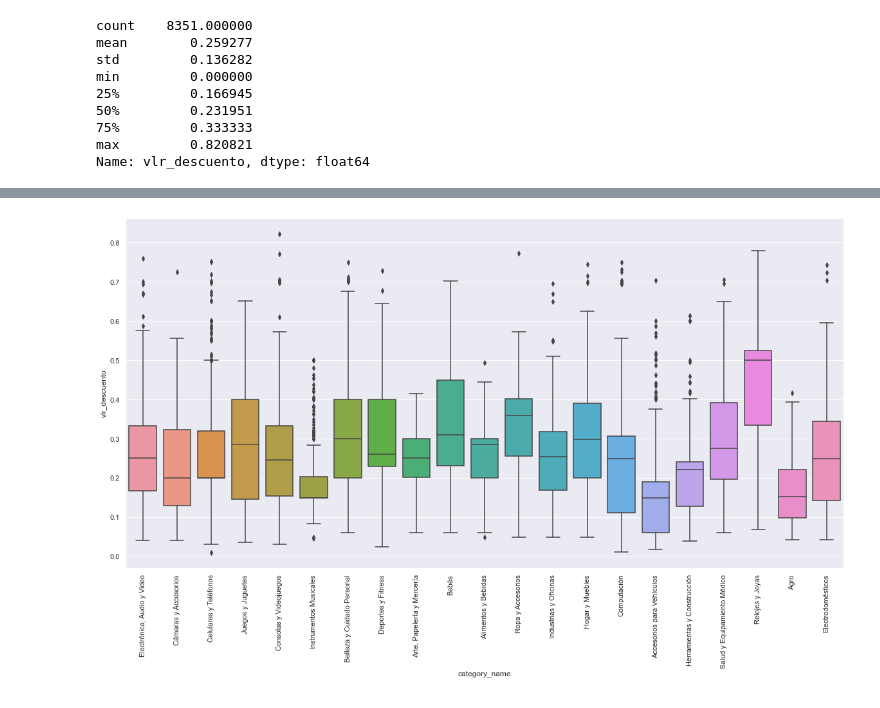
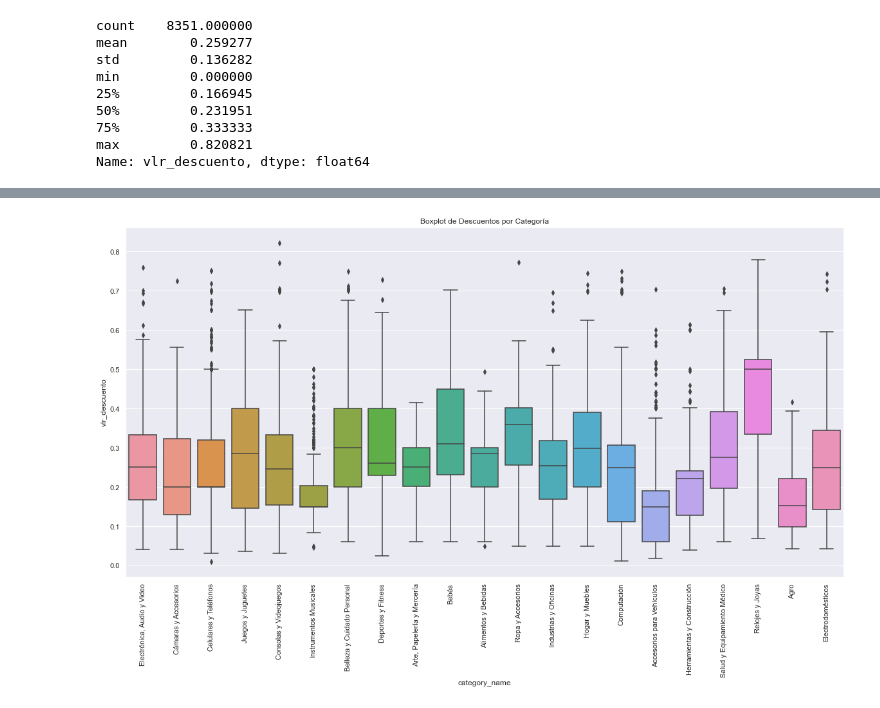
Before and after one commit to juancop/MeliDSChallenge, a Jupyter notebook: notebooks/AnalisisExploratorio.ipynb, the cells around one changed output, grey strips where cells are left out. Saved outputs shown, nothing was run; the diff lists cells and outputs as text; code cells hidden in the pictures.

```diff
--- a/notebooks/AnalisisExploratorio.ipynb
+++ b/notebooks/AnalisisExploratorio.ipynb
@@ -120,6 +136,7 @@ A continuación se presenta un Boxplot del valor de descuento en cada categotía
 # %%
 plt.figure(figsize = (20, 10))
 ax = sns.boxplot(x="category_name", y="vlr_descuento", data=products_with_discount)
+plt.title('Boxplot de Descuentos por Categoría')
 _ = plt.setp(ax.get_xticklabels(), rotation=90)
 # %% [output]
-[figure, old version]
+[figure, new version]
```
Also changed, not shown: parts of 13 cells of this notebook.
